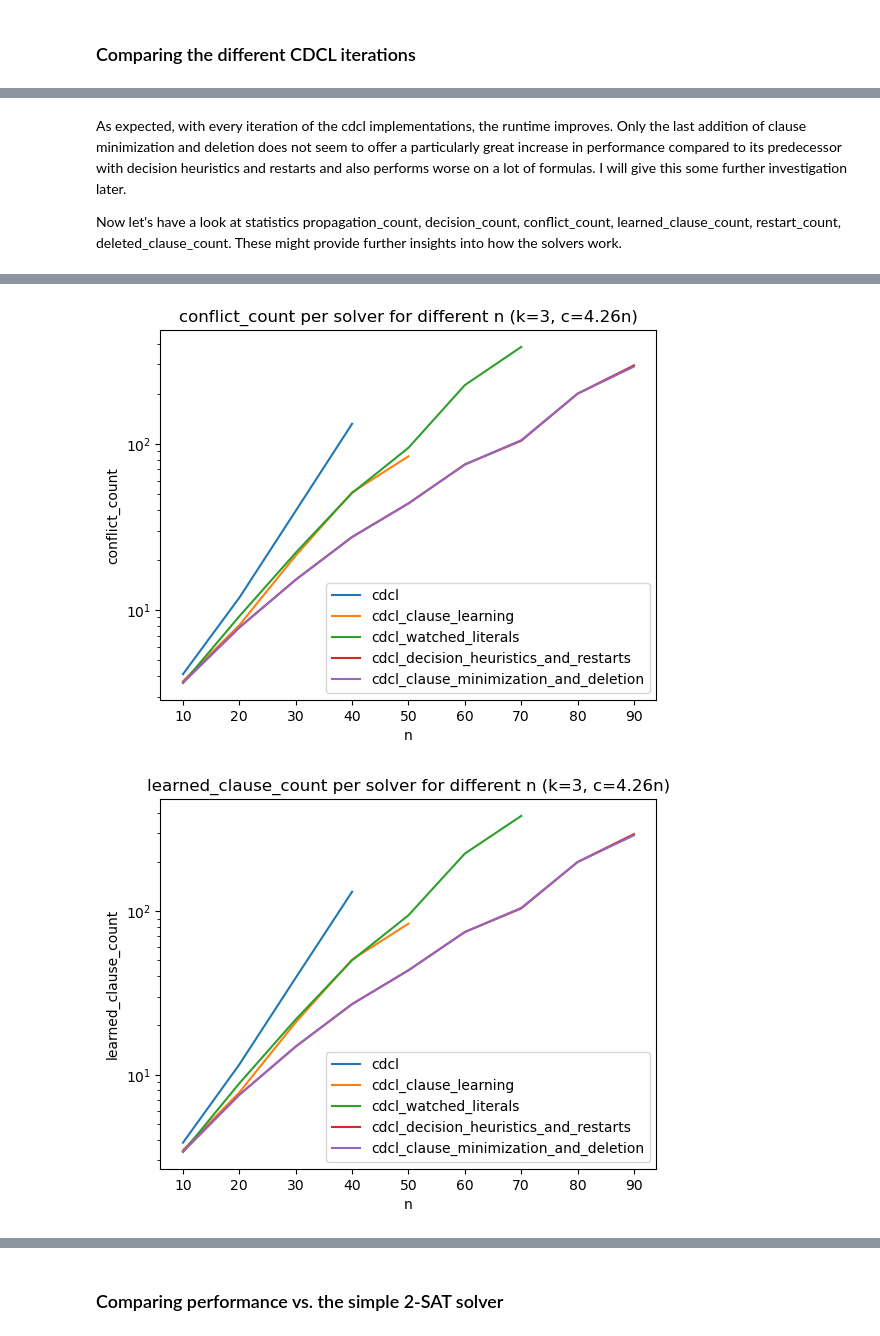
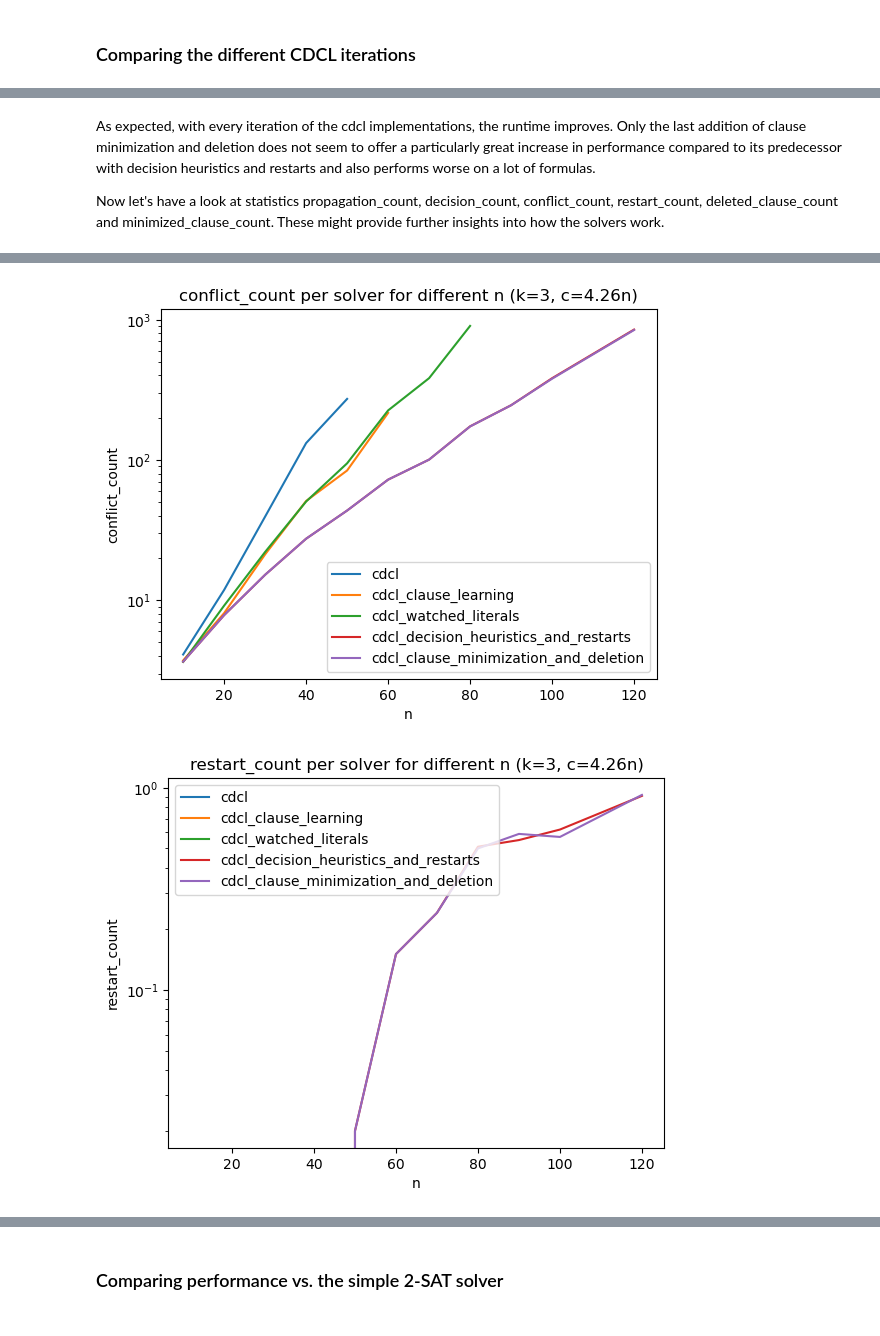
Before and after one commit to NeWildeSache/SAT-Lab, a Jupyter notebook: benchmarks.ipynb, the cells around one changed output, grey strips where cells are left out. Drawn from its saved outputs; the diff is of its cells as text; code cells hidden in the pictures.

Commit message:
restart benchmarks, comparison of last 2 cdcl iterations changed

```diff
--- a/benchmarks.ipynb
+++ b/benchmarks.ipynb
@@ -95,7 +95,7 @@ It could be an idea to use a different averaging method like the harmonic mean t
 # %%
 solvers = [cdcl,cdcl_clause_learning,cdcl_watched_literals,cdcl_decision_heuristics_and_restarts,cdcl_clause_minimization_and_deletion]
 ns = [10,20,30,40,50,60,70,80,90,100,120]
-stats_module = StatisticsModule()
+stats_module = StatisticsModule(timeout_threshold=120)
 avg_cdcl_stats = stats_module.get_average_statistics_for_multiple_n(ns,solvers)
 # %%
 stats_module.plot_statistic(avg_cdcl_stats,ns,"runtime")
@@ -104,7 +104,7 @@ stats_module.plot_statistic(avg_cdcl_stats,ns,"runtime")
 # %% [markdown]
-As expected, with every iteration of the cdcl implementations, the runtime improves. Only the last addition of clause minimization and deletion does not seem to offer a particularly great increase in performance compared to its predecessor with decision heuristics and restarts and also performs worse on a lot of formulas. I will give this some further investigation later.
+As expected, with every iteration of the cdcl implementations, the runtime improves. Only the last addition of clause minimization and deletion does not seem to offer a particularly great increase in performance compared to its predecessor with decision heuristics and restarts and also performs worse on a lot of formulas.
 
-Now let's have a look at statistics propagation_count, decision_count, conflict_count, learned_clause_count, restart_count, deleted_clause_count. These might provide further insights into how the solvers work.
+Now let's have a look at statistics propagation_count, decision_count, conflict_count, restart_count, deleted_clause_count and minimized_clause_count. These might provide further insights into how the solvers work.
 # %%
-stats_module.plot_multiple_statistics(avg_cdcl_stats,ns,["propagation_count", "decision_count", "conflict_count", "restart_count", "deleted_clause_count"])
+stats_module.plot_multiple_statistics(avg_cdcl_stats,ns,["propagation_count", "decision_count", "conflict_count", "restart_count", "deleted_clause_count","minimized_clause_count"])
 # %% [output]
@@ -113,2 +113,2 @@ stats_module.plot_multiple_statistics(avg_cdcl_stats,ns,["propagation_count", "d
-[figure, old version]
+[figure, new version]
-[figure, old version]
+[figure, new version]
```
Also changed, not shown: parts of 11 cells of this notebook, 3 other files.
